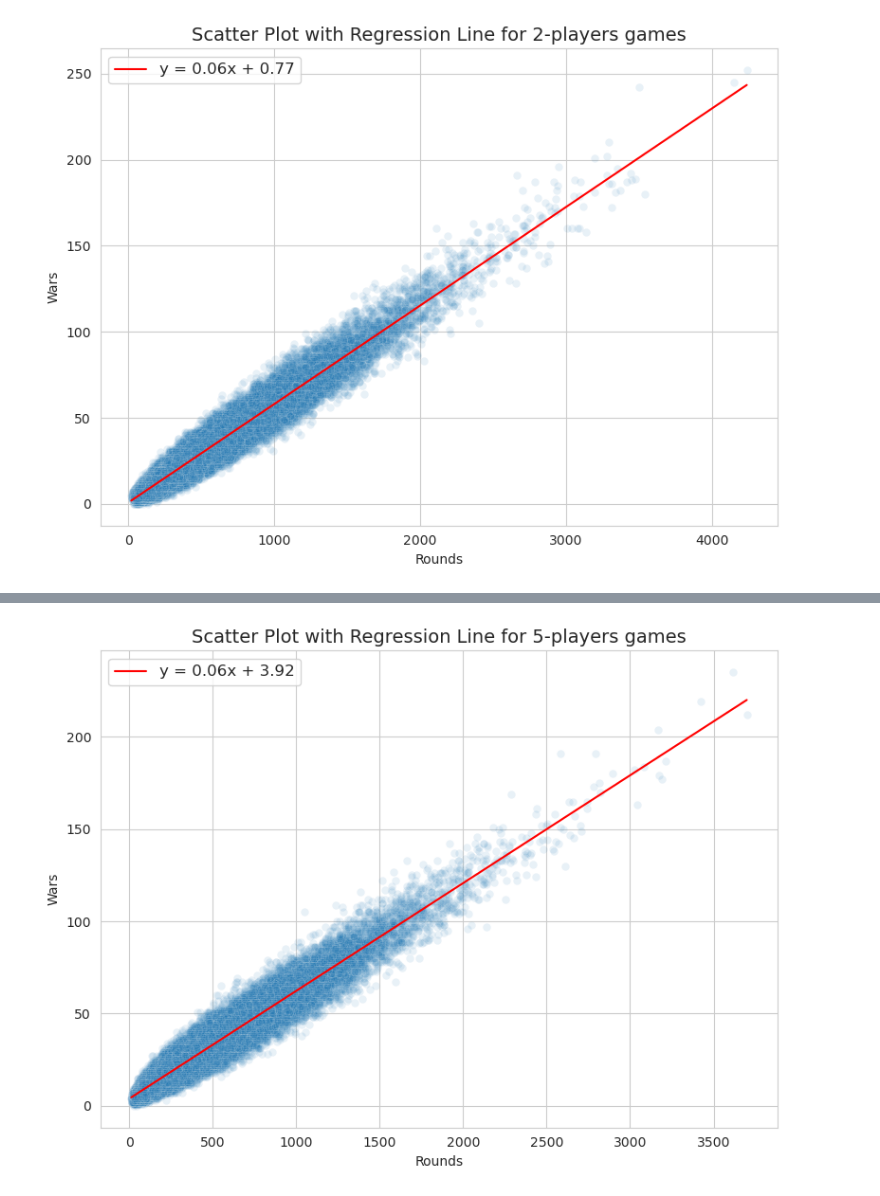
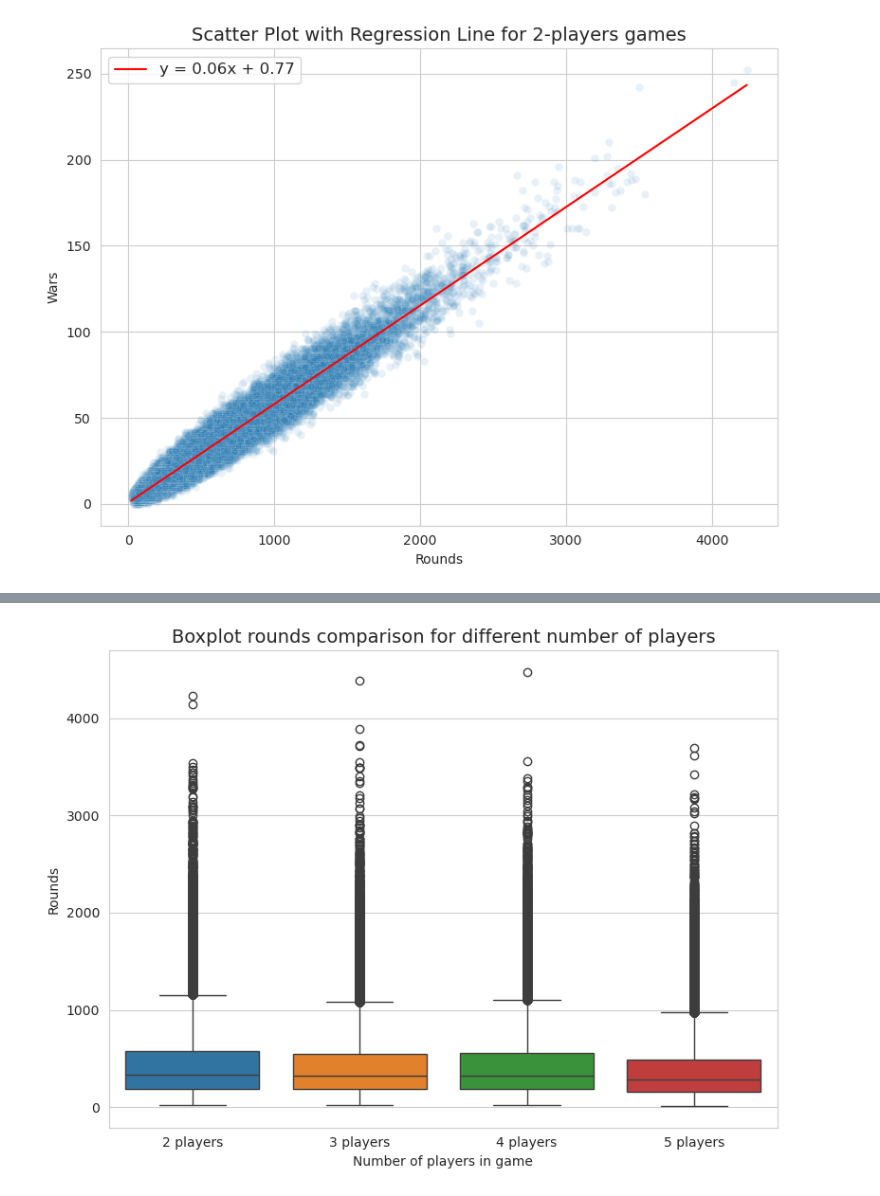
Before and after one commit to Agr3st/war-card-game-analysis, a Jupyter notebook: war_card_game_analysis.ipynb, the cells around one changed output, grey strips where cells are left out. Cells and saved outputs as stored; diff of their text form; code cells hidden in the pictures.

Commit message:
boxplots and violinplots

```diff
--- a/war_card_game_analysis.ipynb
+++ b/war_card_game_analysis.ipynb
@@ -418,4 +396,44 @@ scatterplot_with_regression(data_4_players, 4)
-# %%
-scatterplot_with_regression(data_5_players, 5)
-# %% [output]
-[figure, removed]
+# %%
+def boxplot_comparison(column='rounds', directory_path="", **kwargs):
+    """
+    Parameters
+    -------
+    column: str, optional
+        The name of the column to analyze and visualize (e.g., 'rounds' or 'wars'). Default is 'rounds'.
+
+    directory_path: str, optional
+        The directory path where the plot will be saved. The plot is saved as a PNG file.
+        If the string is empty, the plot will not be saved. Default is an empty string.
+
+    **kwargs: dict
+        A set of keyword arguments where the key represents the number of players
+        (e.g., '2', '3') and the value is a DataFrame containing the data for that number of players.
+        Each DataFrame must include the specified `column`.
+    """
+    df = pd.DataFrame({
+     f"{players_number} players" : data[column] for players_number, data in kwargs.items()
+    })
+
+    fig, axes = plt.subplots(figsize=(8, 6))
+
+    sns.boxplot(
+        data = df,
+        ax = axes
+    )
+    axes.set_title(f"Boxplot {column} comparison for different number of players", fontsize=14)
+    axes.set_xlabel("Number of players in game")
+    axes.set_ylabel(f"{column.capitalize()}")
+
+    plt.tight_layout()
+
+    if directory_path:
+        file_name = f"boxplot_{column}_comparison_for_" + '_'.join(kwargs.keys()) + "_players.png"
+        plt.savefig(f"{directory_path}/{file_name}", dpi=300, bbox_inches="tight")
+
+    plt.show()
+# %%
+players_data = {'2': data_2_players, '3': data_3_players, '4': data_4_players, '5':data_5_players}
+# %%
+boxplot_comparison(column='rounds', directory_path="plots", **players_data)
+# %% [output]
+[figure, added]
```
Also changed, not shown: parts of 12 cells of this notebook, 10 other files.
